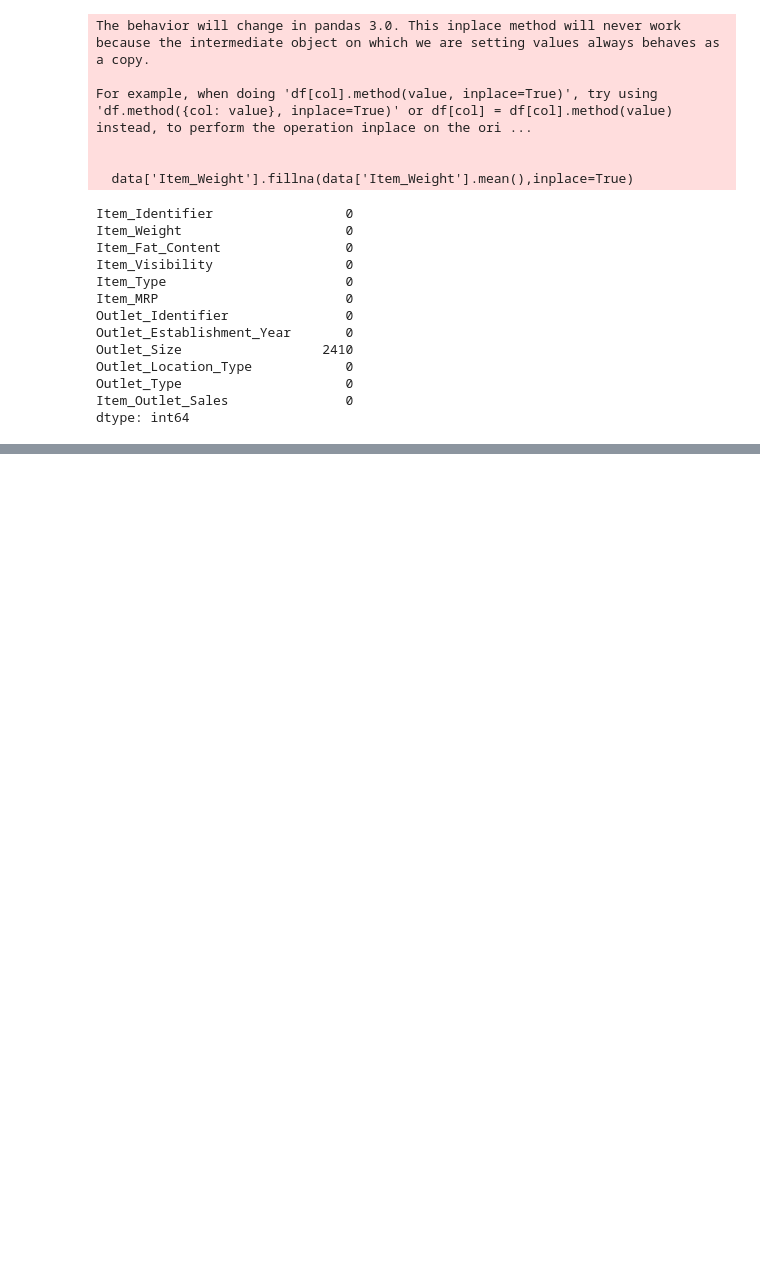
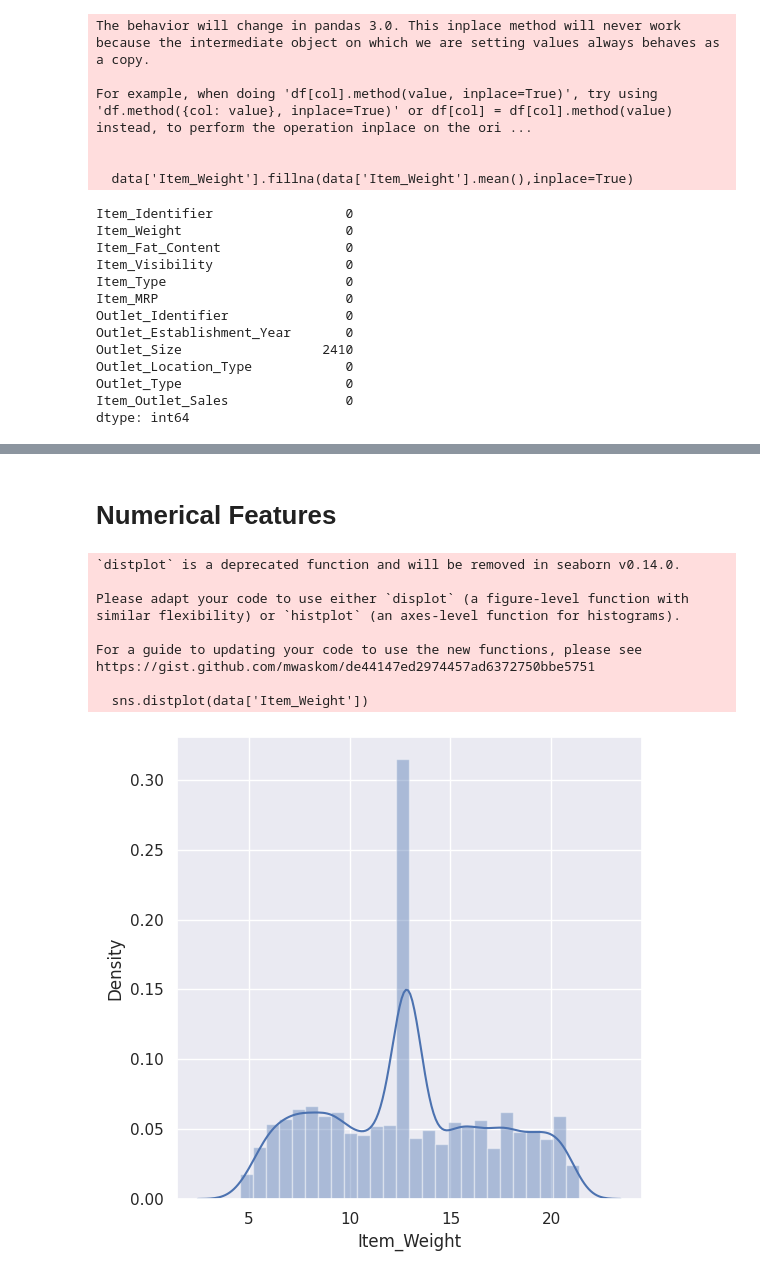
Before and after one commit to najnin26/ML_Algo_Implement, a Jupyter notebook: Regression/big-mart-sales-prediction.ipynb, the cells around one changed output, grey strips where cells are left out. Cells and saved outputs as stored; diff of their text form; code cells hidden in the pictures; blank space fills up the shorter version.

```diff
--- a/Regression/big-mart-sales-prediction.ipynb
+++ b/Regression/big-mart-sales-prediction.ipynb
@@ -133,2 +137,3 @@ dtype: int64
 # %%
 # filling the missing values in "Outlet_Size" column with Mode
+mode_of_Outlet_Size=data.pivot_table(values='Outlet_Size',columns='Outlet_Type',aggfunc=(lambda x:x.mode()[0]))
@@ -134,0 +148,2 @@ dtype: int64
+# %%
+missing_values=data['Outlet_Size'].isnull()
@@ -134,0 +165,2 @@ dtype: int64
+# %%
+data.loc[missing_values,'Outlet_Size']=data.loc[missing_values,'Outlet_Type'].apply(lambda x:mode_of_Outlet_Size)
@@ -134,0 +219,19 @@ dtype: int64
+# %% [markdown]
+# **Numerical Features**
+# %%
+sns.set()
+# %%
+plt.figure(figsize=(6,6))
+sns.distplot(data['Item_Weight'])
+plt.show()
+# %% [output]
+`distplot` is a deprecated function and will be removed in seaborn v0.14.0.
+
+Please adapt your code to use either `displot` (a figure-level function with
+similar flexibility) or `histplot` (an axes-level function for histograms).
+
+For a guide to updating your code to use the new functions, please see
+https://gist.github.com/mwaskom/de44147ed2974457ad6372750bbe5751
+
+  sns.distplot(data['Item_Weight'])
+[figure, added]
```
Also changed, not shown: parts of 16 cells of this notebook.
